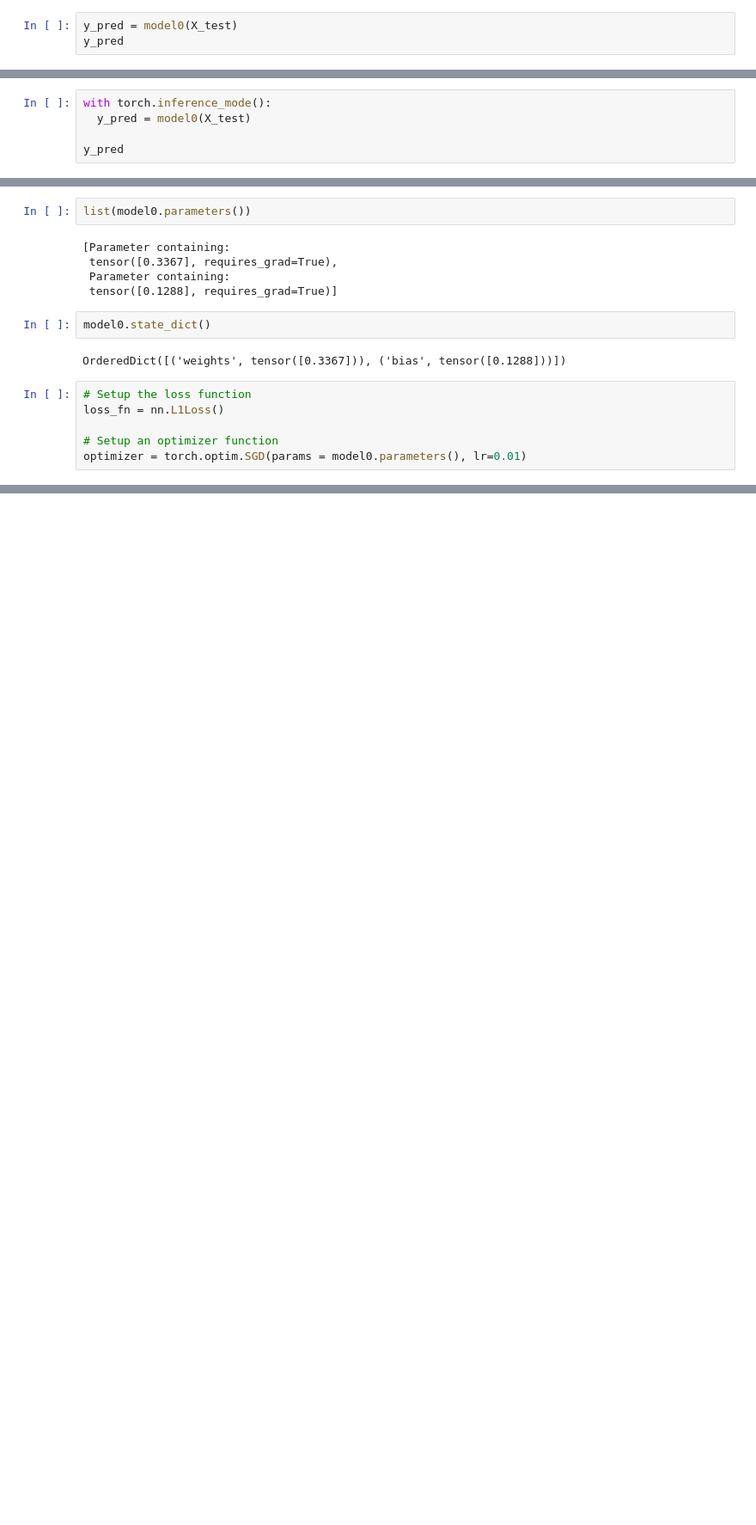
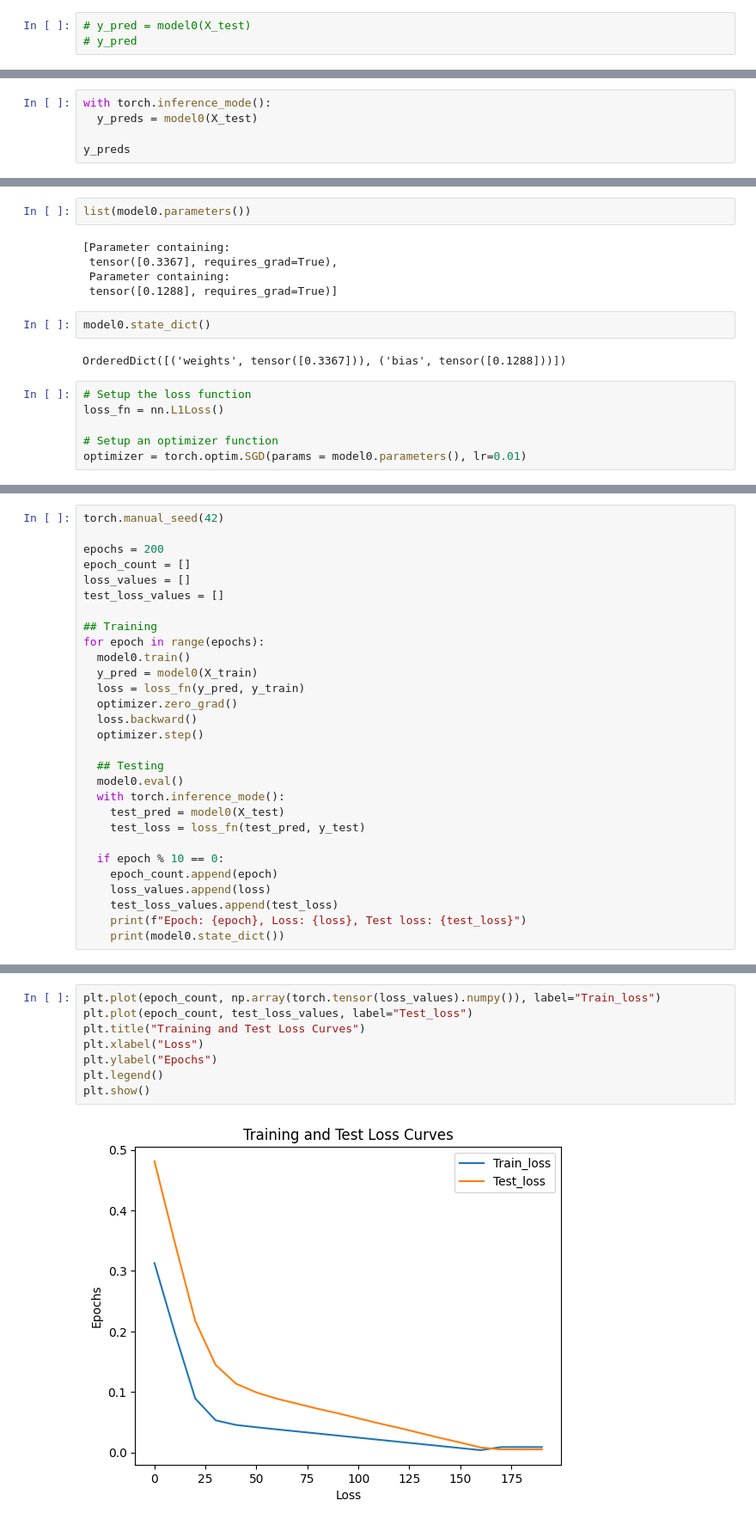
Before and after one commit to vishwajeetsinghrana8/Pytorch-Tutorial-Series-2024, a Jupyter notebook: 01_Pytoch_Model_Building_Workflow.ipynb, the cells around one changed output, grey strips where cells are left out. Shown: that part at 86% size. Drawn from its saved outputs; the diff is of its cells as text; blank space fills up the shorter version.

```diff
--- a/01_Pytoch_Model_Building_Workflow.ipynb
+++ b/01_Pytoch_Model_Building_Workflow.ipynb
@@ -131,5 +131,5 @@ OrderedDict([('weights', tensor([0.3367])), ('bias', tensor([0.1288]))])
 # %% [markdown]
 # Prediction with torch.inference_mode()
 # %%
-y_pred = model0(X_test)
-y_pred
+# y_pred = model0(X_test)
+# y_pred
@@ -147,8 +136,8 @@ tensor([[0.3982],
 # %%
 with torch.inference_mode():
-  y_pred = model0(X_test)
+  y_preds = model0(X_test)
 
-y_pred
+y_preds
 # %% [output]
 tensor([[0.3982],
         [0.4049],
@@ -203,0 +195,29 @@ optimizer = torch.optim.SGD(params = model0.parameters(), lr=0.01)
+# %%
+torch.manual_seed(42)
+
+epochs = 200
+epoch_count = []
+loss_values = []
+test_loss_values = []
+
+## Training
+for epoch in range(epochs):
+  model0.train()
+  y_pred = model0(X_train)
+  loss = loss_fn(y_pred, y_train)
+  optimizer.zero_grad()
+  loss.backward()
+  optimizer.step()
+
+  ## Testing
+  model0.eval()
+  with torch.inference_mode():
+    test_pred = model0(X_test)
+    test_loss = loss_fn(test_pred, y_test)
+
+  if epoch % 10 == 0:
+    epoch_count.append(epoch)
+    loss_values.append(loss)
+    test_loss_values.append(test_loss)
+    print(f"Epoch: {epoch}, Loss: {loss}, Test loss: {test_loss}")
+    print(model0.state_dict())
@@ -203,0 +264,10 @@ optimizer = torch.optim.SGD(params = model0.parameters(), lr=0.01)
+# %%
+plt.plot(epoch_count, np.array(torch.tensor(loss_values).numpy()), label="Train_loss")
+plt.plot(epoch_count, test_loss_values, label="Test_loss")
+plt.title("Training and Test Loss Curves")
+plt.xlabel("Loss")
+plt.ylabel("Epochs")
+plt.legend()
+plt.show()
+# %% [output]
+[figure, added]
```
Also changed, not shown: parts of 45 cells of this notebook.
